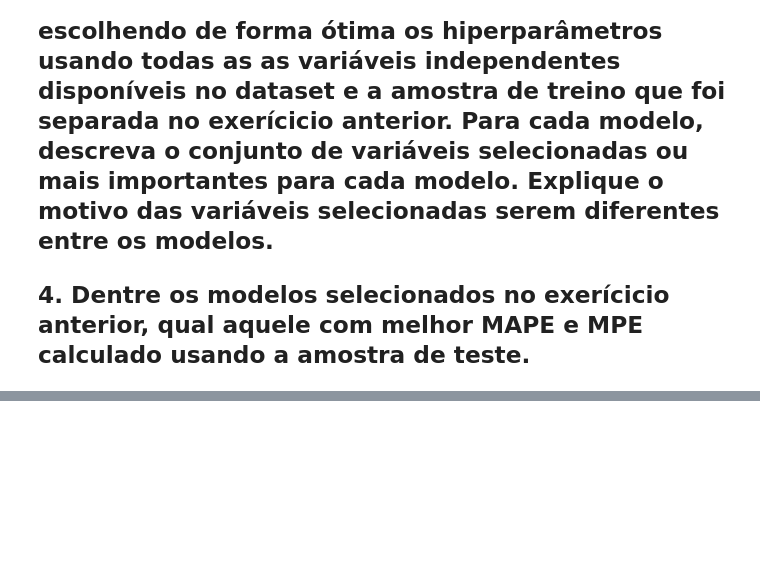
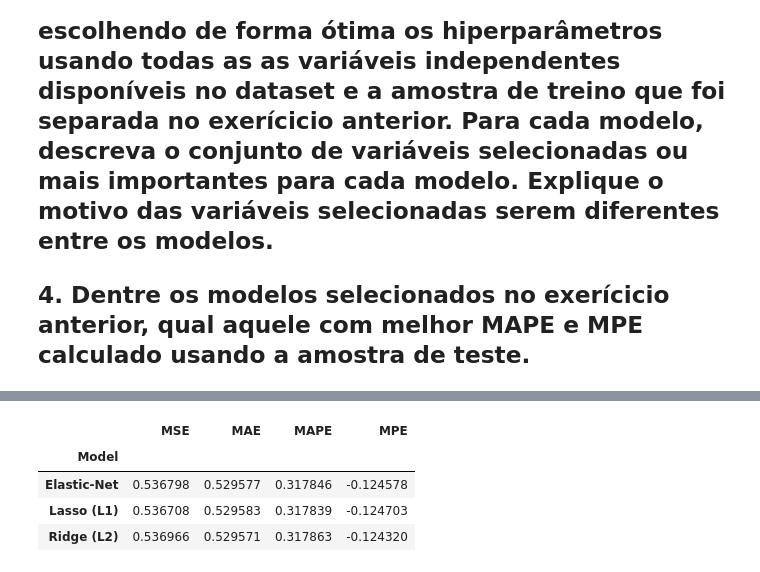
Before and after one commit to ronan-cunha/machine-learning-course, a Jupyter notebook: Notebooks/Problem_set_1.ipynb, the cells around one changed output, grey strips where cells are left out. Cells and saved outputs as stored; diff of their text form; code cells hidden in the pictures; blank space fills up the shorter version.

```diff
--- a/Notebooks/Problem_set_1.ipynb
+++ b/Notebooks/Problem_set_1.ipynb
@@ -20,0 +198,38 @@ df_real['MEDV'] = housing.target
+# %%
+all_metrics = []
+
+for i in range(len(best_models)):
+
+      # Instanciar e rodar o CV interno no treino
+      regressor = best_models[i]['Model']
+      model_name = best_models[i]['Model_name']
+
+      # Previsão no teste externo
+      preds = regressor.predict(X_test)
+
+      # Métricas de desempenho fora da amostra
+      mse = mean_squared_error(y_test, preds)
+      mae = mean_absolute_error(y_test, preds)
+      mape = mean_absolute_percentage_error(y_test, preds)
+      mpe = np.mean((y_test - preds) / y_test)
+
+      all_metrics.append({
+          'Model': model_name,
+          'Best Params': str(regressor.best_params_) if regressor.best_params_ else 'N/A',
+          'MSE': mse,
+          'MAE': mae,
+          'MAPE': mape,
+          'MPE': mpe
+      })
+
+# 4. Agregação e Exibição dos Resultados
+results_df = pd.DataFrame(all_metrics)
+summary_df = results_df.groupby('Model')[['MSE', 'MAE', 'MAPE', 'MPE']].mean()
+
+display(summary_df)
+# %% [output]
+|  | MSE | MAE | MAPE | MPE |
+| Model |  |  |  |  |
+| Elastic-Net | 0.536798 | 0.529577 | 0.317846 | -0.124578 |
+| Lasso (L1) | 0.536708 | 0.529583 | 0.317839 | -0.124703 |
+| Ridge (L2) | 0.536966 | 0.529571 | 0.317863 | -0.124320 |
```
Also changed, not shown: parts of 12 cells of this notebook.
